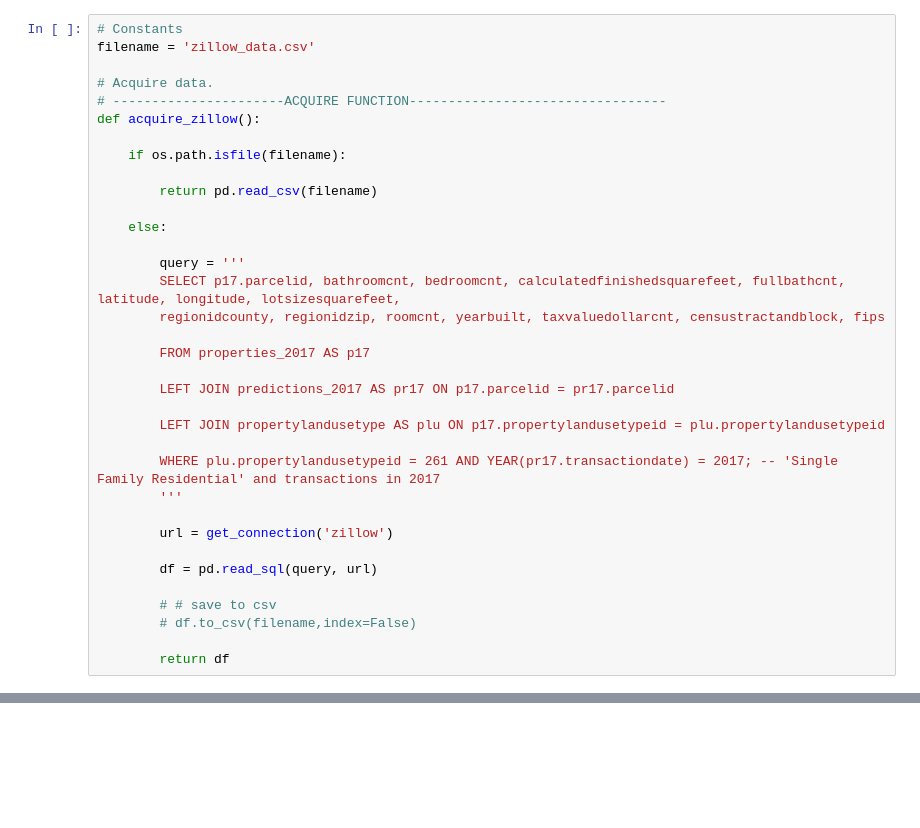
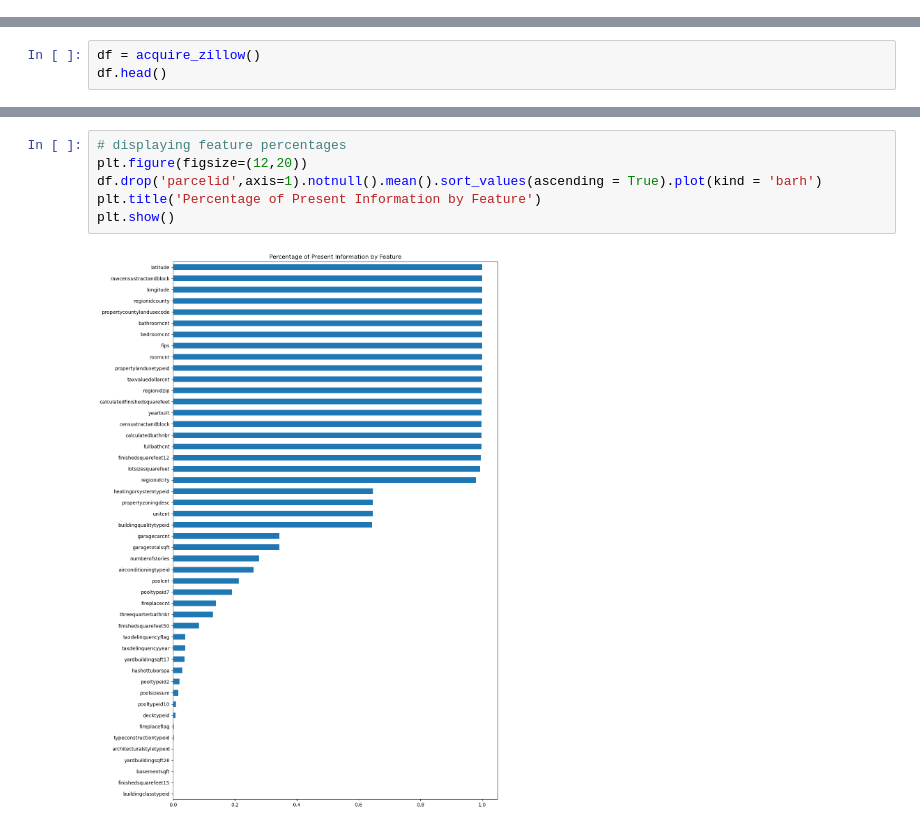
Before and after one commit to Marc-Aradillas/zillow_project, a Jupyter notebook: working_notebook_2.ipynb, the cells around one changed output, grey strips where cells are left out. Saved outputs shown, nothing was run; the diff lists cells and outputs as text; blank space fills up the shorter version.

```diff
--- a/working_notebook_2.ipynb
+++ b/working_notebook_2.ipynb
@@ -24,38 +29,3 @@ from explore import dist_of_nums, plot_variable_pairs, plot_categorical_and_cont
 from evaluate import plot_residuals, regression_errors, baseline_mean_errors, better_than_baseline
 from model import eval_model, train_model, train_and_evaluate_model, scale_data
 from math import sqrt
-# %%
-# Constants
-filename = 'zillow_data.csv'
-
-# Acquire data.
-# ----------------------ACQUIRE FUNCTION---------------------------------
-def acquire_zillow():
-
-    if os.path.isfile(filename):
-
-        return pd.read_csv(filename)
-
-    else:
-
-        query = '''
-        SELECT p17.parcelid, bathroomcnt, bedroomcnt, calculatedfinishedsquarefeet, fullbathcnt, latitude, longitude, lotsizesquarefeet,
-        regionidcounty, regionidzip, roomcnt, yearbuilt, taxvaluedollarcnt, censustractandblock, fips
-
-        FROM properties_2017 AS p17
-
-        LEFT JOIN predictions_2017 AS pr17 ON p17.parcelid = pr17.parcelid
-
-        LEFT JOIN propertylandusetype AS plu ON p17.propertylandusetypeid = plu.propertylandusetypeid
-
-        WHERE plu.propertylandusetypeid = 261 AND YEAR(pr17.transactiondate) = 2017; -- 'Single Family Residential' and transactions in 2017
-        '''
-
-        url = get_connection('zillow')
-
-        df = pd.read_sql(query, url)
-
-        # # save to csv
-        # df.to_csv(filename,index=False)
-
-        return df
@@ -61,0 +71,3 @@ def acquire_zillow():
+# %%
+df = acquire_zillow()
+df.head()
@@ -61,0 +103,8 @@ def acquire_zillow():
+# %%
+# displaying feature percentages
+plt.figure(figsize=(12,20))
+df.drop('parcelid',axis=1).notnull().mean().sort_values(ascending = True).plot(kind = 'barh')
+plt.title('Percentage of Present Information by Feature')
+plt.show()
+# %% [output]
+[figure, added]
```
Also changed, not shown: parts of 98 cells of this notebook, 4 other files.
